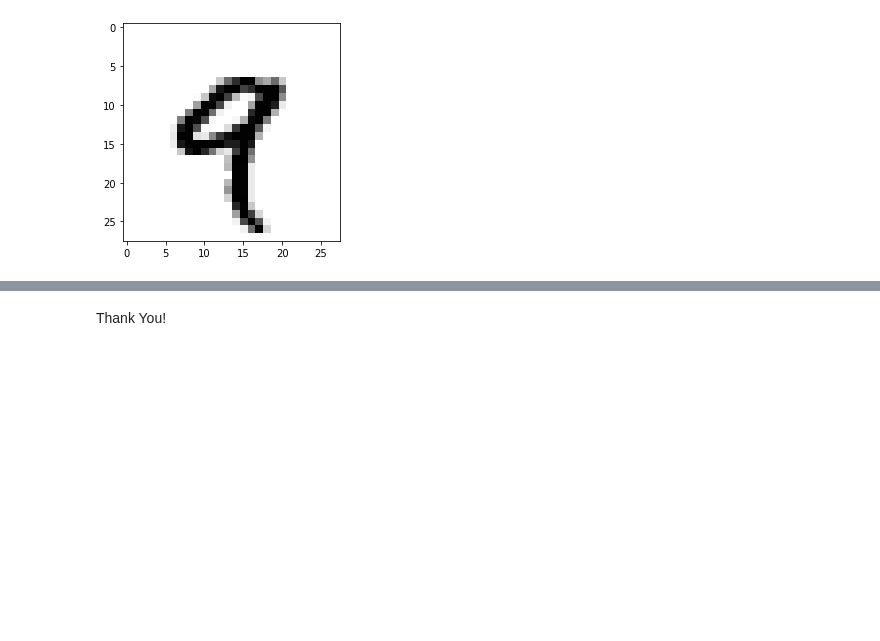
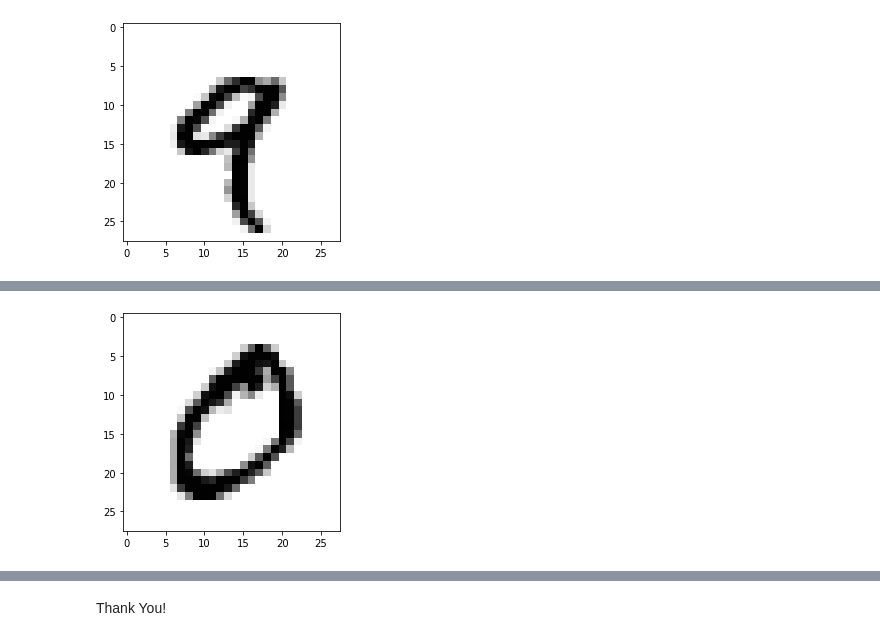
Before and after one commit to adilshera/DeepLearning_Projects, a Jupyter notebook: MNIS-Project/MNIST_Project.ipynb, the cells around one changed output, grey strips where cells are left out. Drawn from its saved outputs; the diff is of its cells as text; code cells hidden in the pictures; blank space fills up the shorter version.

```diff
--- a/MNIS-Project/MNIST_Project.ipynb
+++ b/MNIS-Project/MNIST_Project.ipynb
@@ -208,0 +307,7 @@ plt.show()
+# %%
+digit = train_images[1]
+import matplotlib.pyplot as plt
+plt.imshow(digit,cmap=plt.cm.binary)
+plt.show()
+# %% [output]
+[figure, added]
```
Also changed, not shown: parts of 33 cells of this notebook.
